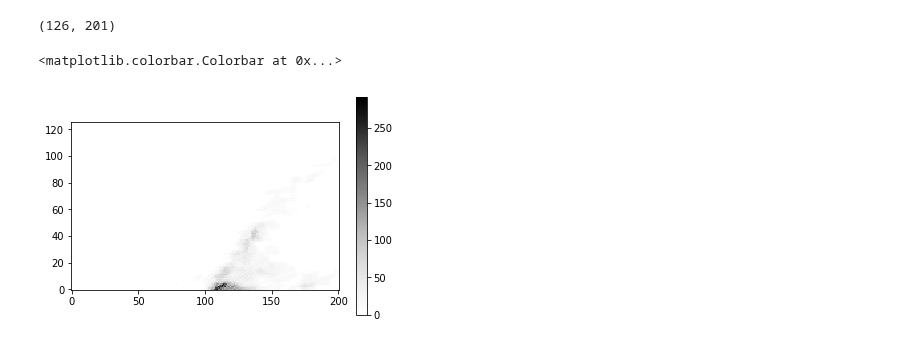
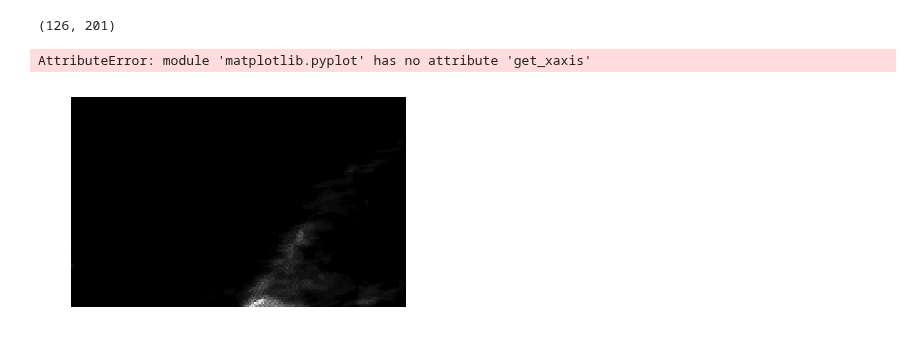
Before and after one commit to yuanzhou15/capstone-weather, a Jupyter notebook: rex/radnote.ipynb, the cells around one changed output. Cells and saved outputs as stored; diff of their text form; code cells hidden in the pictures.

Commit message:
properly saving radar images as png

```diff
--- a/rex/radnote.ipynb
+++ b/rex/radnote.ipynb
@@ -303,11 +303,14 @@ data = np.reshape(data,dims)
 print(data.shape)
 # %% [output]
 (126, 201)
-# %%
-plt.imshow(data, cmap="Greys", origin='lower')
-plt.colorbar()
-# %% [output]
-<matplotlib.colorbar.Colorbar at 0x...>
-[figure, removed]
+# %%
+fig = plt.imshow(data, cmap="gray", origin='lower')
+plt.axis('off')
+fig.axes.get_xaxis().set_visible(False)
+fig.axes.get_yaxis().set_visible(False)
+plt.savefig('out.png', bbox_inches='tight', pad_inches=0)
+# %% [output]
+AttributeError: module 'matplotlib.pyplot' has no attribute 'get_xaxis'
+[figure, added]
 # %%
 print(data.min(), data.max())
```
Also changed, not shown: parts of 4 cells of this notebook.
